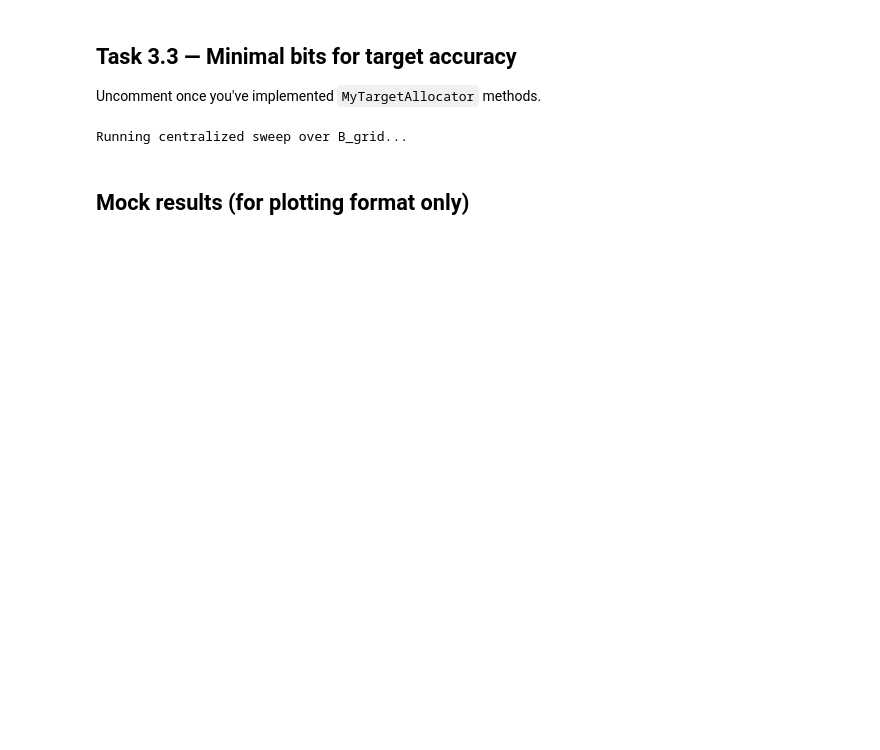
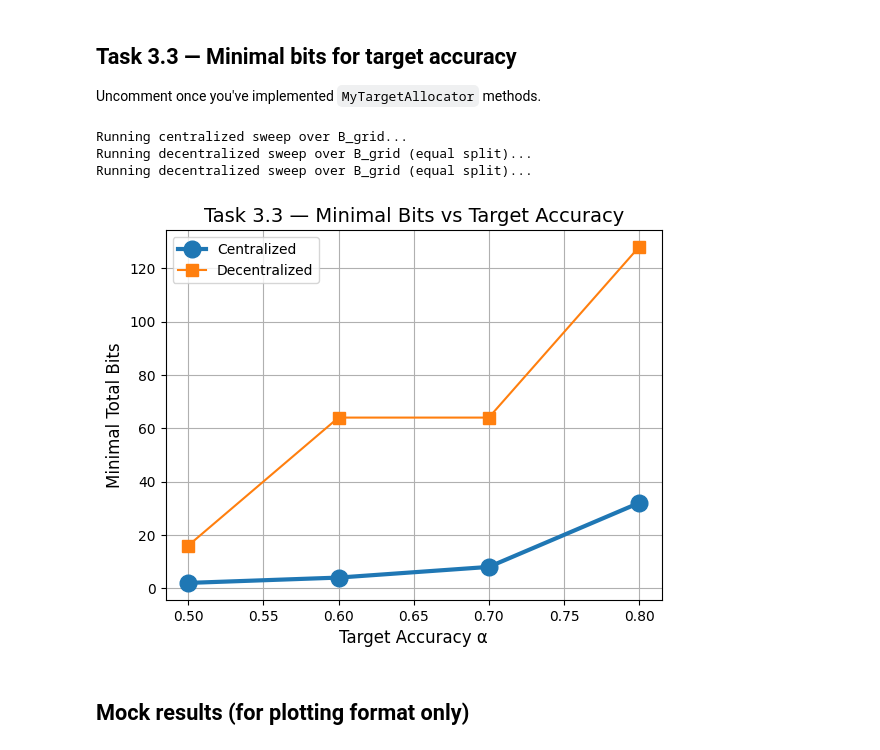
Before and after one commit to Nakulj11/ECE236AFinalProject, a Jupyter notebook: ECE236A_2025_boilerplate.ipynb, the cells around one changed output. Saved outputs shown, nothing was run; the diff lists cells and outputs as text; code cells hidden in the pictures; blank space fills up the shorter version.

```diff
--- a/ECE236A_2025_boilerplate.ipynb
+++ b/ECE236A_2025_boilerplate.ipynb
@@ -164,40 +167,45 @@ res_c_sweep = fc.run_centralized(
     mnist_data['trainX'], mnist_data['trainY'],
     mnist_data['valX'],   mnist_data['valY'],
     mnist_data['testX'],  mnist_data['testY'],
-    B_tot_list=B_grid
+    B_tot_list=B_grid,
+    best_lambda=best_lam
 )
 
 print("Running decentralized sweep over B_grid (equal split)...")
 res_d_sweep = fc.run_decentralized_total(
     Xtr_blocks, Xva_blocks, Xte_blocks,
     mnist_data['trainY'], mnist_data['valY'], mnist_data['testY'],
-    B_tot_list=B_grid
+    B_tot_list=B_grid,
+    best_lambda=best_lam
 )
 
 # --- Lookup minimal budgets for each alpha ---
 cent_min = []
 decz_min = []
 for a in alphas:
-    # Centralized: find smallest B with acc >= a
+    # Centralized: find smallest B with VAL acc >= a
     Bc = None
-    for b, acc in zip(res_c_sweep['B_tot'], res_c_sweep['test_accuracy']):
+    for b, acc in zip(res_c_sweep['B_tot'], res_c_sweep['val_accuracy']):
         if acc >= a:
             Bc = b
             break
     cent_min.append(Bc)
 
-    # Decentralized: find smallest B with acc >= a
+    # Decentralized: find smallest B with VAL acc >= a
     Bd = None
-    for b, acc in zip(res_d_sweep['B_tot'], res_d_sweep['test_accuracy']):
+    for b, acc in zip(res_d_sweep['B_tot'], res_d_sweep['val_accuracy']):
         if acc >= a:
             Bd = b
             break
     decz_min.append(Bd)
 
 res_target = {'alphas': alphas, 'centralized_min_bits': cent_min, 'decentralized_min_bits': decz_min}
 plot_result_target(result=res_target)
 # %% [output]
 Running centralized sweep over B_grid...
+Running decentralized sweep over B_grid (equal split)...
+Running decentralized sweep over B_grid (equal split)...
+[figure, added]
 # %% [markdown]
 ## Mock results (for plotting format only)
 # %%
```
Also changed, not shown: parts of 8 cells of this notebook, 1 other file.
